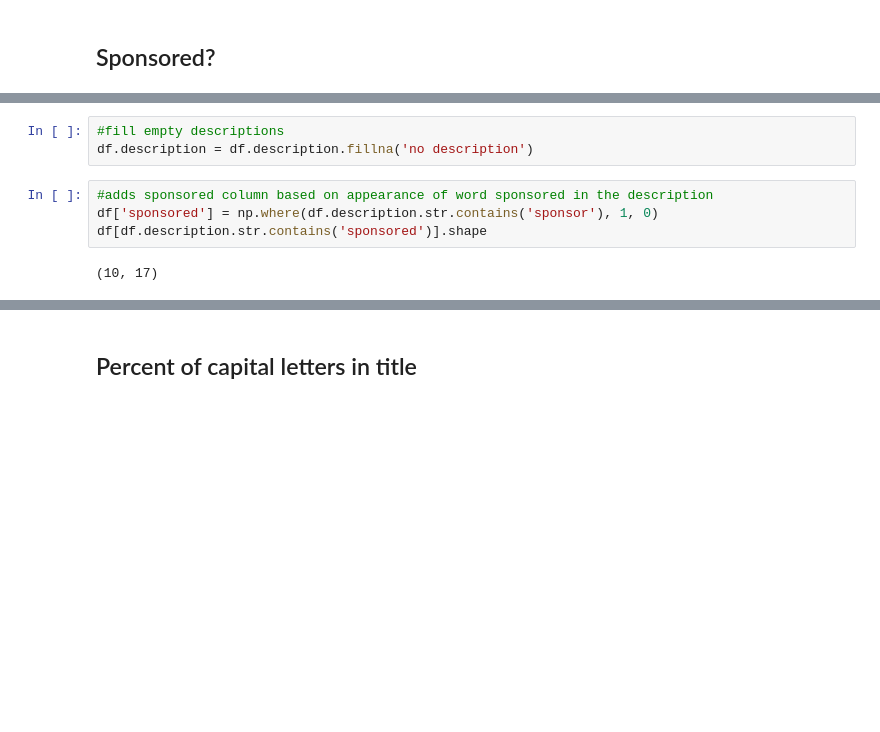
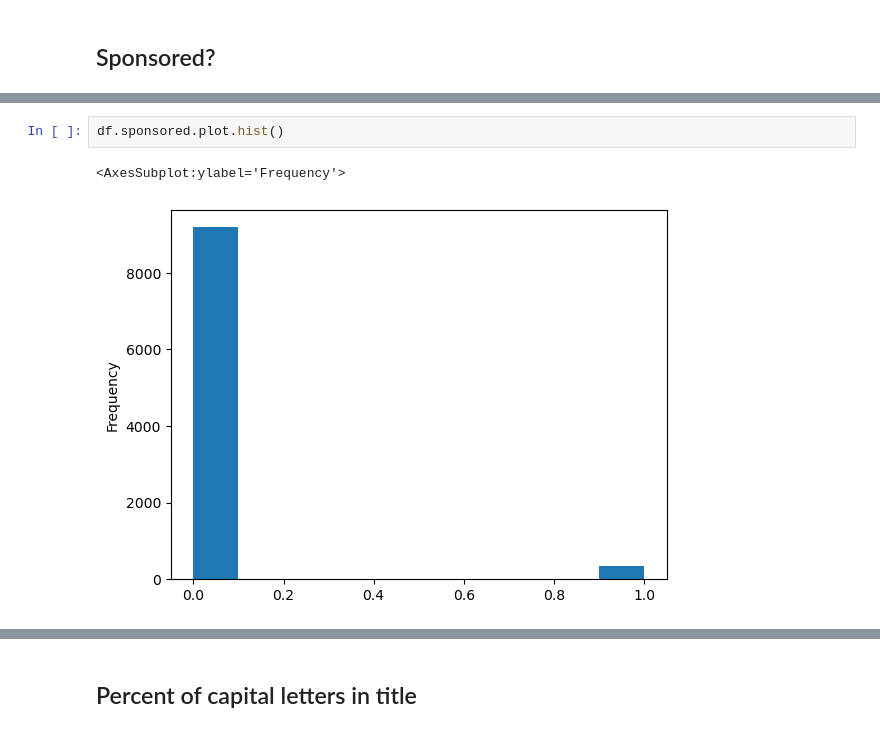
Before and after one commit to Youtube-Data-Analysis/top_200, a Jupyter notebook: shorter_explore.ipynb, the cells around one changed output, grey strips where cells are left out. Drawn from its saved outputs; the diff is of its cells as text; blank space fills up the shorter version.

```diff
--- a/shorter_explore.ipynb
+++ b/shorter_explore.ipynb
@@ -158,9 +55,5 @@ df[df.description.isna()]
-# %%
-#fill empty descriptions
-df.description = df.description.fillna('no description')
-# %%
-#adds sponsored column based on appearance of word sponsored in the description
-df['sponsored'] = np.where(df.description.str.contains('sponsor'), 1, 0)
-df[df.description.str.contains('sponsored')].shape
-# %% [output]
-(10, 17)
+# %%
+df.sponsored.plot.hist()
+# %% [output]
+<AxesSubplot:ylabel='Frequency'>
+[figure, added]
```
Also changed, not shown: parts of 74 cells of this notebook.
